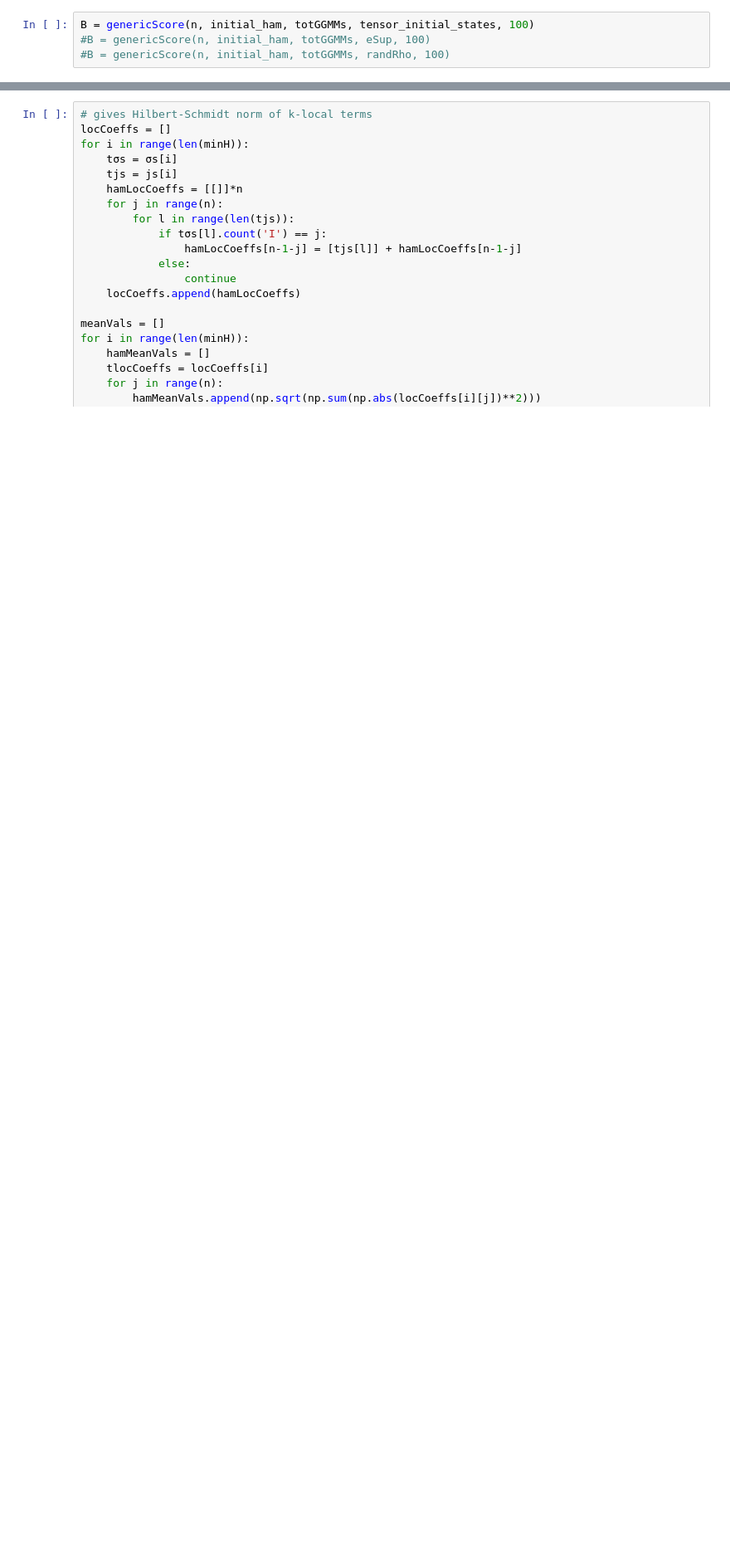
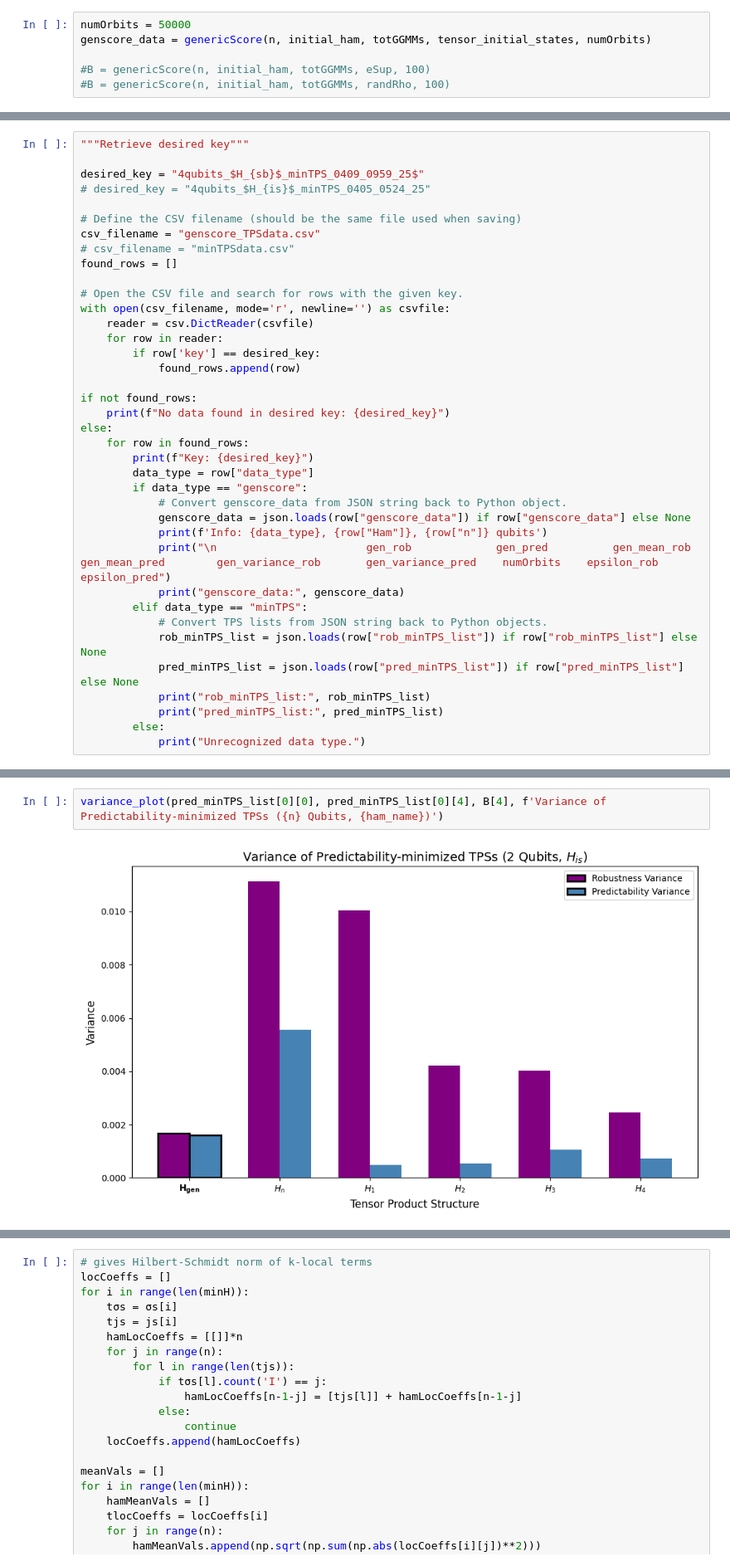
Before and after one commit to coalescion/decoherence-selected-TPSs, a Jupyter notebook: HSF_v7.ipynb, the cells around one changed output, grey strips where cells are left out. Shown: that part at 83% size. Cells and saved outputs as stored; diff of their text form; blank space fills up the shorter version.

Commit message:
Initial File Upload

```diff
--- a/HSF_v7.ipynb
+++ b/HSF_v7.ipynb
@@ -475,4 +1035,6 @@ def nonSelfHam(_n, _nsc, _GGMMs):
 # %%
-B = genericScore(n, initial_ham, totGGMMs, tensor_initial_states, 100)
+numOrbits = 50000
+genscore_data = genericScore(n, initial_ham, totGGMMs, tensor_initial_states, numOrbits)
+
 #B = genericScore(n, initial_ham, totGGMMs, eSup, 100)
 #B = genericScore(n, initial_ham, totGGMMs, randRho, 100)
@@ -493,0 +1188,38 @@ while l != iterations:
+# %%
+"""Retrieve desired key"""
+
+desired_key = "4qubits_$H_{sb}$_minTPS_0409_0959_25$"
+# desired_key = "4qubits_$H_{is}$_minTPS_0405_0524_25"
+
+# Define the CSV filename (should be the same file used when saving)
+csv_filename = "genscore_TPSdata.csv"
+# csv_filename = "minTPSdata.csv"
+found_rows = []
+
+# Open the CSV file and search for rows with the given key.
+with open(csv_filename, mode='r', newline='') as csvfile:
+    reader = csv.DictReader(csvfile)
+    for row in reader:
+        if row['key'] == desired_key:
+            found_rows.append(row)
+
+if not found_rows:
+    print(f"No data found in desired key: {desired_key}")
+else:
+    for row in found_rows:
+        print(f"Key: {desired_key}")
+        data_type = row["data_type"]
+        if data_type == "genscore":
+            # Convert genscore_data from JSON string back to Python object.
+            genscore_data = json.loads(row["genscore_data"]) if row["genscore_data"] else None
+            print(f'Info: {data_type}, {row["Ham"]}, {row["n"]} qubits')
+            print("\n                       gen_rob             gen_pred          gen_mean_rob          gen_mean_pred        gen_variance_rob       gen_variance_pred    numOrbits    epsilon_rob          epsilon_pred")
+            print("genscore_data:", genscore_data)
+        elif data_type == "minTPS":
+            # Convert TPS lists from JSON string back to Python objects.
+            rob_minTPS_list = json.loads(row["rob_minTPS_list"]) if row["rob_minTPS_list"] else None
+            pred_minTPS_list = json.loads(row["pred_minTPS_list"]) if row["pred_minTPS_list"] else None
+            print("rob_minTPS_list:", rob_minTPS_list)
+            print("pred_minTPS_list:", pred_minTPS_list)
+        else:
+            print("Unrecognized data type.")
@@ -496,0 +1582,4 @@ testPlot(*fiveDLinesList[ind][0:4], *B, 0.55, 4.3, 'Quasi-classical TPSs')
+# %%
+variance_plot(pred_minTPS_list[0][0], pred_minTPS_list[0][4], B[4], f'Variance of Predictability-minimized TPSs ({n} Qubits, {ham_name})')
+# %% [output]
+[figure, added]
```
Also changed, not shown: parts of 35 cells of this notebook, 31 other files.
